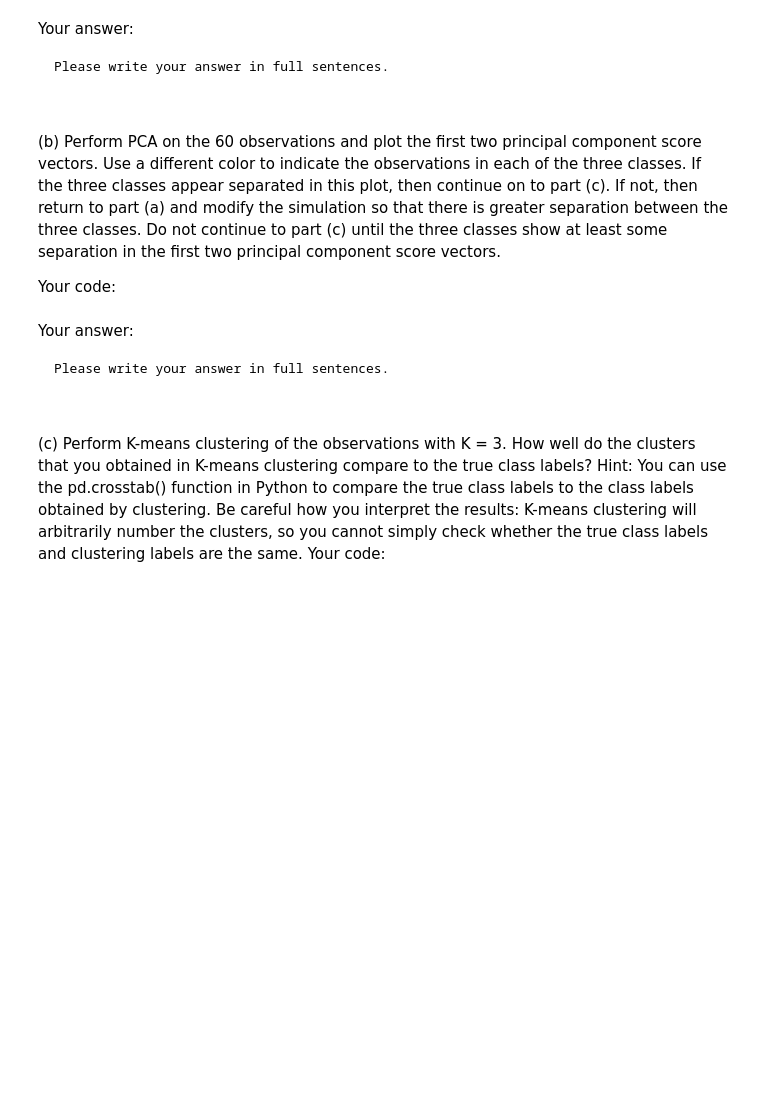
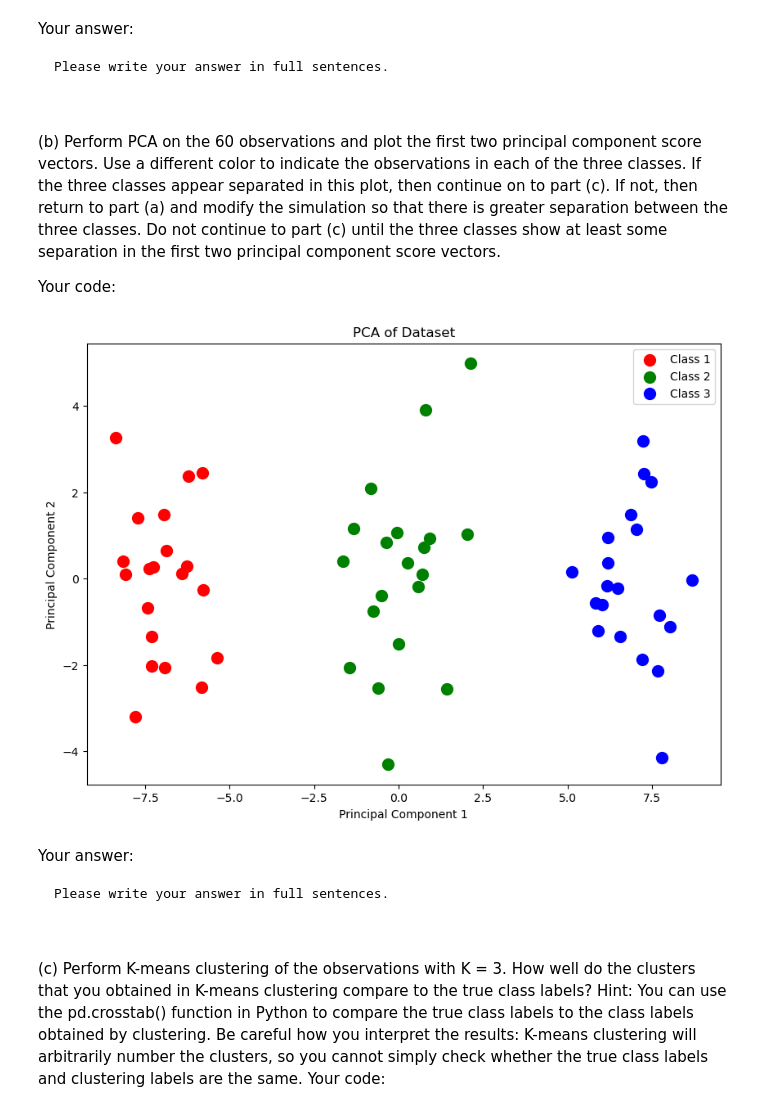
Before and after one commit to BU-MSSP-Classroom/MA679_Spring2024_09_unsupervised-fengyuanshen, a Jupyter notebook: Ch12_Unsupervised_Python.ipynb, the cells around one changed output. Drawn from its saved outputs; the diff is of its cells as text; code cells hidden in the pictures; blank space fills up the shorter version.

```diff
--- a/Ch12_Unsupervised_Python.ipynb
+++ b/Ch12_Unsupervised_Python.ipynb
@@ -367,8 +360,32 @@ separation in the first two principal component score vectors.
 
 Your code:
 # %%
-#
-#
+from sklearn.decomposition import PCA
+
+# PCA
+pca = PCA(n_components=2)
+principal_components = pca.fit_transform(df)
+
+# Create a DataFrame with the principal components
+principal_df = pd.DataFrame(data=principal_components, columns=['PC1', 'PC2'])
+
+# Add a class label
+principal_df['Class'] = np.repeat(['Class 1', 'Class 2', 'Class 3'], n_obs)
+
+# Plot
+plt.figure(figsize=(10, 7))
+colors = ['r', 'g', 'b']
+for color, label in zip(colors, ['Class 1', 'Class 2', 'Class 3']):
+    subset = principal_df[principal_df['Class'] == label]
+    plt.scatter(subset['PC1'], subset['PC2'], s=100, c=color, label=label)
+
+plt.title('PCA of Dataset')
+plt.xlabel('Principal Component 1')
+plt.ylabel('Principal Component 2')
+plt.legend()
+plt.show()
+# %% [output]
+[figure, added]
 # %% [markdown]
 Your answer:
 
```
Also changed, not shown: parts of 13 cells of this notebook.
